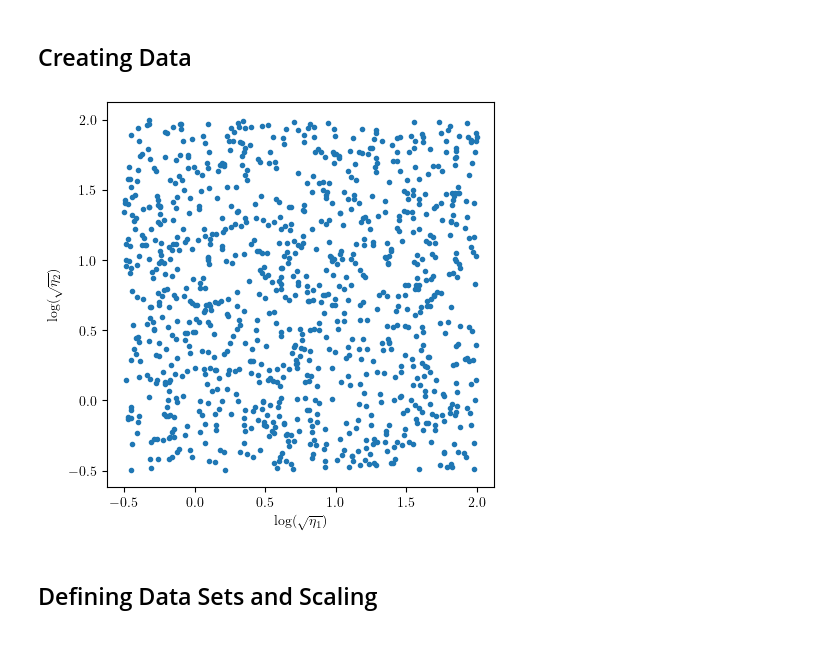
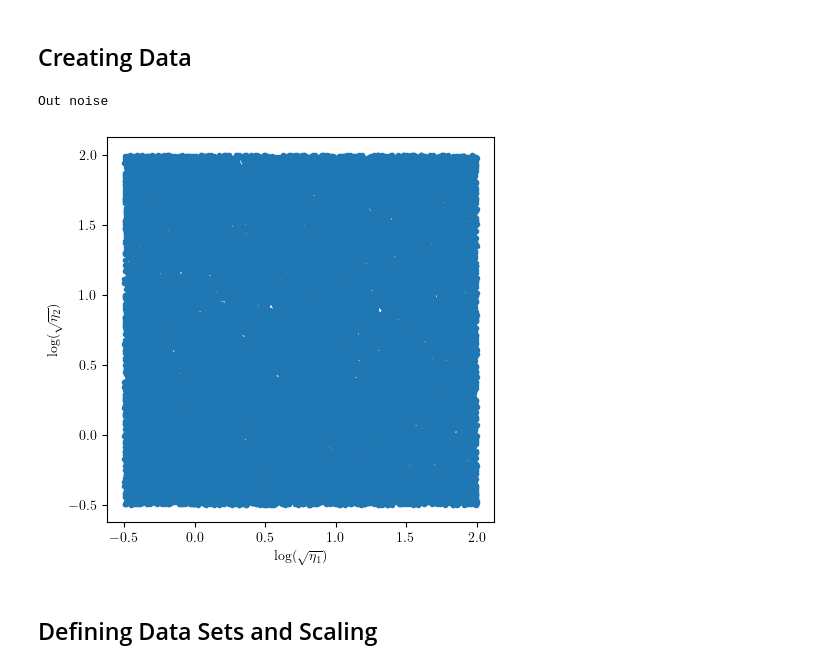
Before and after one commit to Crashprn/UncertaintyQuantification, a Jupyter notebook: Notebooks/GaussianProcess.ipynb, the cells around one changed output. Saved outputs shown, nothing was run; the diff lists cells and outputs as text; code cells hidden in the pictures.

```diff
--- a/Notebooks/GaussianProcess.ipynb
+++ b/Notebooks/GaussianProcess.ipynb
@@ -33,29 +36,30 @@ DTYPE = torch.float64
 # %%
 # Data generators for the different turbulence closures
 SSG_gen = TurbulenceClosureDataGenerator('SSG')
 
 # Defining the ranges for the different scales
 log = (-.5, 2.0)
 
 # Defining whether to exclude certain areas of the data
 exclude_area = False
 include_area = False
 drop_eta_1 = False
 drop_eta_2 = False
 add_noise = False
 
 # Defining area to exclude datapoints
 eta_1_range = (10**np.array([-.1, 0.0]))**2
 eta_2_range = (10**np.array([-.3, 0.0]))**2
 
-etas_train, gs_train = generate_log_data(SSG_gen, log, 1_000, shuffle=True, gen_type="All", noise_type="out_noise", noise=0.001**2)
+etas_train, gs_train = generate_log_data(SSG_gen, log, 40_000, shuffle=True, gen_type="All", noise_type="out_noise", noise=0.0001)
 
 etas_test, gs_test = generate_log_data(SSG_gen, log, 600, shuffle=True, gen_type="All")
 
 if not drop_eta_1 and not drop_eta_2:
     plot_data_generation_diff(etas_train)
 # %% [output]
+Out noise
-[figure, old version]
+[figure, new version]
 # %% [markdown]
 ## Defining Data Sets and Scaling
 # %%
```
Also changed, not shown: parts of 2 cells of this notebook, 8 other files.
